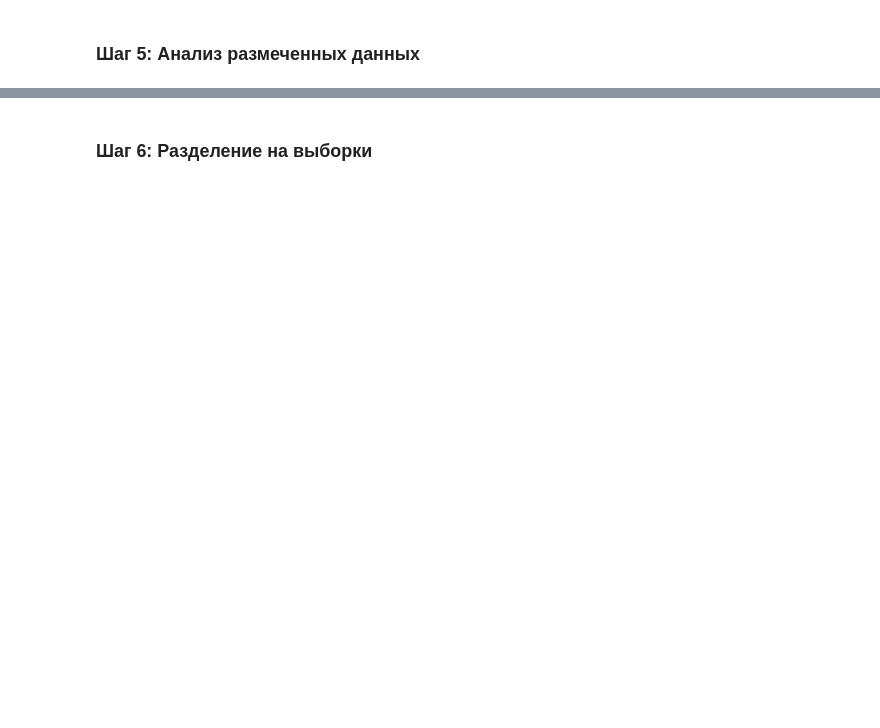
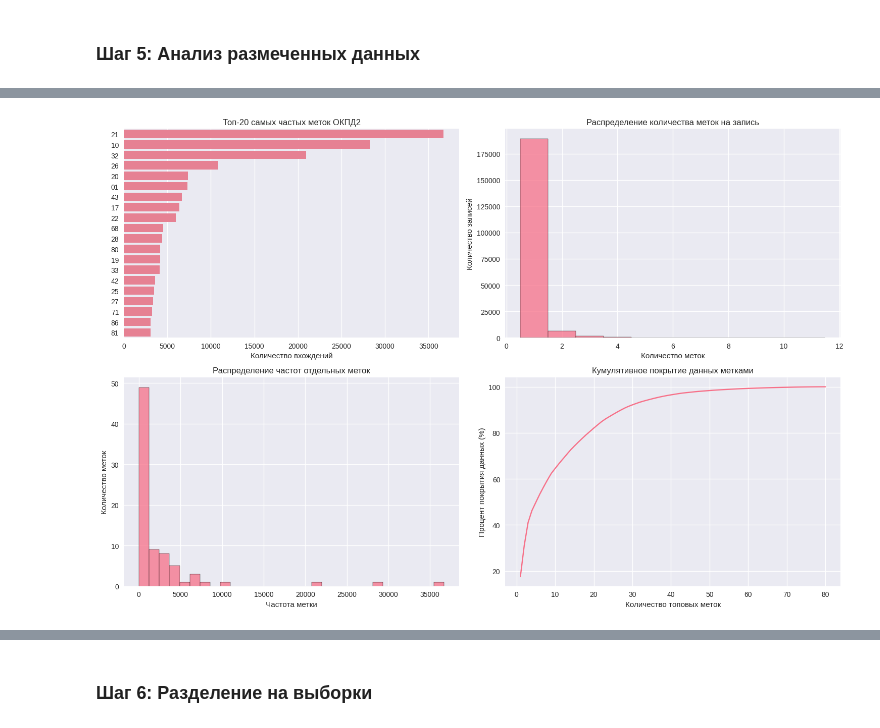
Before and after one commit to aldarovav/YearProject, a Jupyter notebook: analysis.ipynb, the cells around one changed output, grey strips where cells are left out. Drawn from its saved outputs; the diff is of its cells as text; code cells hidden in the pictures; blank space fills up the shorter version.

```diff
--- a/analysis.ipynb
+++ b/analysis.ipynb
@@ -831,0 +861,78 @@ Name: text_length, dtype: float64
+# %%
+import matplotlib.pyplot as plt
+import seaborn as sns
+
+# Статистика для мульти-лейбл классификации
+plt.figure(figsize=(15, 10))
+
+# 1. Топ-20 самых частых отдельных меток
+plt.subplot(2, 2, 1)
+top_labels = label_counts_final.most_common(20)
+labels, counts = zip(*top_labels)
+sns.barplot(x=list(counts), y=list(labels))
+plt.title('Топ-20 самых частых меток ОКПД2')
+plt.xlabel('Количество вхождений')
+
+# 2. Распределение количества меток на запись
+plt.subplot(2, 2, 2)
+labels_per_record = df['target'].apply(len)
+sns.histplot(labels_per_record, bins=30, discrete=True)
+plt.title('Распределение количества меток на запись')
+plt.xlabel('Количество меток')
+plt.ylabel('Количество записей')
+
+# 3. Распределение размеров классов (отдельных меток)
+plt.subplot(2, 2, 3)
+class_sizes = list(label_counts_final.values())
+sns.histplot(class_sizes, bins=30)
+plt.title('Распределение частот отдельных меток')
+plt.xlabel('Частота метки')
+plt.ylabel('Количество меток')
+
+# 4. Кумулятивное покрытие данных
+plt.subplot(2, 2, 4)
+cumulative_counts = []
+current_sum = 0
+for count in sorted(class_sizes, reverse=True):
+    current_sum += count
+    cumulative_counts.append(current_sum)
+
+total_labels = sum(class_sizes)
+cumulative_percentage = [x / total_labels * 100 for x in cumulative_counts]
+
+plt.plot(range(1, len(cumulative_percentage) + 1), cumulative_percentage)
+plt.title('Кумулятивное покрытие данных метками')
+plt.xlabel('Количество топовых меток')
+plt.ylabel('Процент покрытия данных (%)')
+plt.grid(True)
+
+plt.tight_layout()
+plt.show()
+
+# Статистика по мульти-лейбл данным
+print("=== СТАТИСТИКА МУЛЬТИ-ЛЕЙБЛ ДАННЫХ ===")
+print(f"Всего записей: {len(df)}")
+print(f"Всего уникальных меток: {len(label_counts_final)}")
+print(f"Общее количество вхождений меток: {sum(label_counts_final.values())}")
+
+print(f"\nРаспределение количества меток на запись:")
+labels_count_stats = labels_per_record.value_counts().sort_index()
+for count, freq in labels_count_stats.items():
+    percentage = freq / len(df) * 100
+    print(f"  {count} меток: {freq} записей ({percentage:.1f}%)")
+
+print(f"\nСтатистика по отдельным меткам:")
+print(f"Медианная частота метки: {pd.Series(class_sizes).median()}")
+print(f"Минимальная частота: {min(class_sizes)}")
+print(f"Максимальная частота: {max(class_sizes)}")
+print(f"Средняя частота: {pd.Series(class_sizes).mean():.1f}")
+
+# Анализ покрытия
+print(f"\nАнализ покрытия меток:")
+top_n = [5, 10, 20, 50]
+for n in top_n:
+    if n <= len(label_counts_final):
+        coverage = sum([count for _, count in label_counts_final.most_common(n)]) / sum(label_counts_final.values()) * 100
+        print(f"Топ-{n} меток покрывают {coverage:.1f}% данных")
+# %% [output]
+[figure, added]
```
Also changed, not shown: parts of 19 cells of this notebook.
